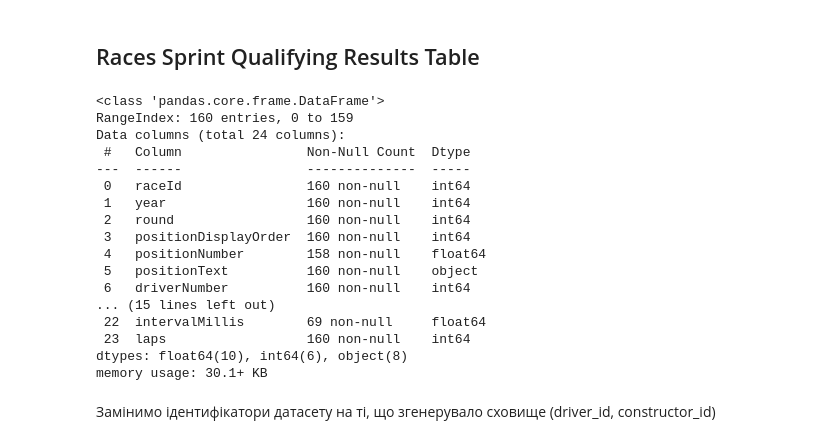
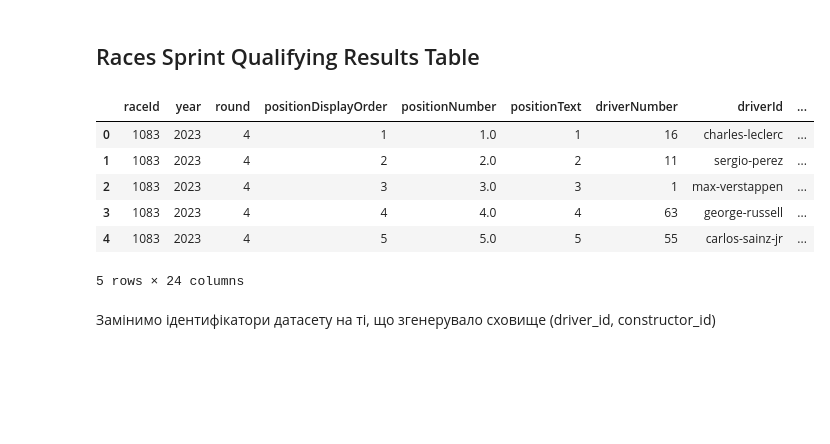
Before and after one commit to zagrebelnio/F1-Championship-Data-Analysis, a Jupyter notebook: storage/scripts/fact_tables.ipynb, the cells around one changed output. Saved outputs shown, nothing was run; the diff lists cells and outputs as text; code cells hidden in the pictures; blank space fills up the shorter version.

```diff
--- a/storage/scripts/fact_tables.ipynb
+++ b/storage/scripts/fact_tables.ipynb
@@ -306,25 +285,15 @@ insert_data(races_pit_stops_df, 'races_pit_stops')
 # %%
 races_sprint_qualifying_results_df = pd.read_csv('../data/f1db-races-sprint-qualifying-results.csv')
 races_sprint_qualifying_results_df.head()
-races_sprint_qualifying_results_df.info(100)
+#races_sprint_qualifying_results_df.info(100)
 # %% [output]
+|  | raceId | year | round | positionDisplayOrder | positionNumber | positionText | driverNumber | driverId | ... |
+| 0 | 1083 | 2023 | 4 | 1 | 1.0 | 1 | 16 | charles-leclerc | ... |
+| 1 | 1083 | 2023 | 4 | 2 | 2.0 | 2 | 11 | sergio-perez | ... |
+| 2 | 1083 | 2023 | 4 | 3 | 3.0 | 3 | 1 | max-verstappen | ... |
+| 3 | 1083 | 2023 | 4 | 4 | 4.0 | 4 | 63 | george-russell | ... |
+| 4 | 1083 | 2023 | 4 | 5 | 5.0 | 5 | 55 | carlos-sainz-jr | ... |
-<class 'pandas.core.frame.DataFrame'>
-RangeIndex: 160 entries, 0 to 159
-Data columns (total 24 columns):
- #   Column                Non-Null Count  Dtype
----  ------                --------------  -----
- 0   raceId                160 non-null    int64
- 1   year                  160 non-null    int64
- 2   round                 160 non-null    int64
- 3   positionDisplayOrder  160 non-null    int64
- 4   positionNumber        158 non-null    float64
- 5   positionText          160 non-null    object
- 6   driverNumber          160 non-null    int64
-... (15 lines left out)
- 22  intervalMillis        69 non-null     float64
- 23  laps                  160 non-null    int64
-dtypes: float64(10), int64(6), object(8)
-memory usage: 30.1+ KB
+5 rows × 24 columns
 # %% [markdown]
 Замінимо ідентифікатори датасету на ті, що згенерувало сховище (driver_id, constructor_id)
 # %%
```
Also changed, not shown: parts of 19 cells of this notebook, 1 other file.
